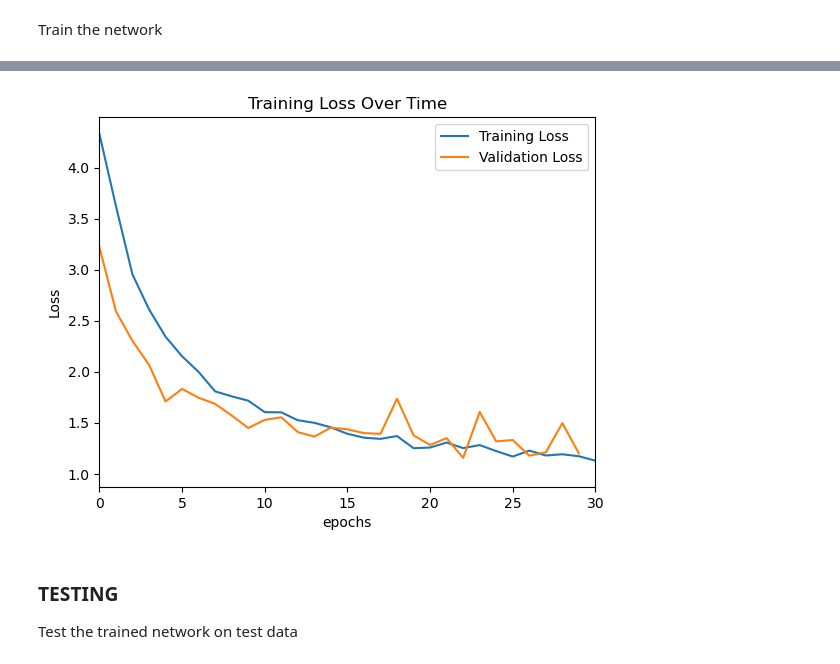
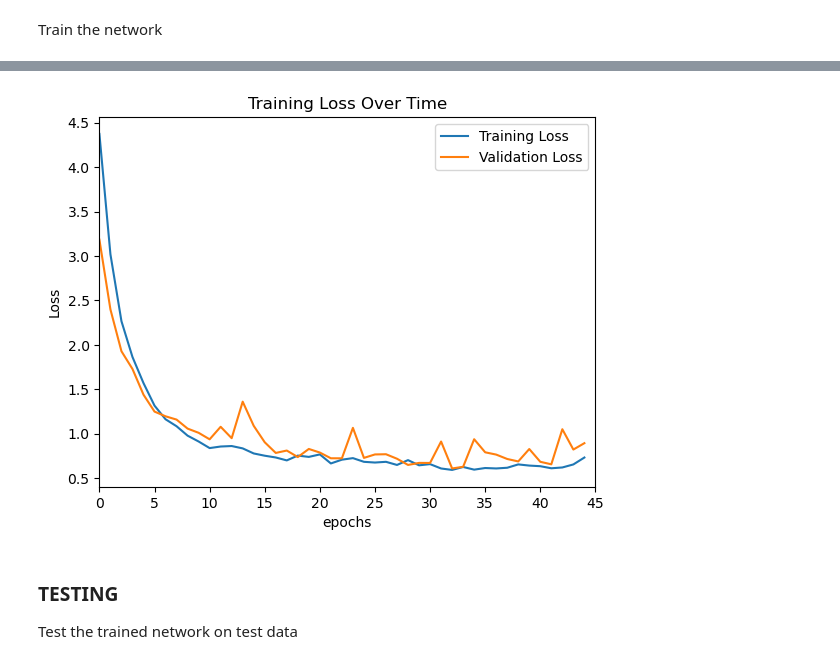
Before and after one commit to puravparab/animal_classifier, a Jupyter notebook: notebooks/pytorch/training.ipynb, the cells around one changed output, grey strips where cells are left out. Drawn from its saved outputs; the diff is of its cells as text; code cells hidden in the pictures.

```diff
--- a/notebooks/pytorch/training.ipynb
+++ b/notebooks/pytorch/training.ipynb
@@ -58,7 +58,7 @@ augmentation_transform = transforms.Compose([
     #transforms.RandomResizedCrop(224),        # Random crop and resize
     transforms.RandomHorizontalFlip(),        # Random horizontal flip
     transforms.RandomVerticalFlip(),          # Random vertical flip
-    transforms.RandomRotation(degrees=15),    # Random rotation (up to 15 degrees)
+    # transforms.RandomRotation(degrees=15),    # Random rotation (up to 15 degrees)
     transforms.ColorJitter(brightness=0.2, contrast=0.2, saturation=0.2, hue=0.1),  # Color jitter
     transforms.RandomGrayscale(p=0.1),        # Randomly convert to grayscale
     transforms.RandomPerspective(distortion_scale=0.2, p=0.2),  # Random perspective
@@ -67,7 +67,7 @@ augmentation_transform = transforms.Compose([
 ])
 
 # Create augmented dataset
-for i in range(7):
+for i in range(9):
     # Apply augmentation to the entire dataset
     augmented_dataset = ImageFolder(dataset_path, transform=augmentation_transform)
     # Combine the original and augmented datasets
@@ -169,5 +169,5 @@ Define loss function and optimizer
 # %%
-learning_rate = 0.009
+learning_rate = 0.007
 
 criterion = nn.CrossEntropyLoss()
 optimizer = optim.SGD(net.parameters(), lr=learning_rate, momentum=0.9)
@@ -176,7 +176,7 @@ optimizer = optim.SGD(net.parameters(), lr=learning_rate, momentum=0.9)
 Train the network
 # %%
 %%time
-epochs = 30
+epochs = 45
 
 # Initialize an empty list to store loss values for plotting
 loss_values = []
@@ -244,21 +244,21 @@ torch.save(net.state_dict(), PATH)
 # %%
 # Plot the loss graph
 train_loss_values = []
 for i in range(len(loss_values)):
-    if i % 6 == 0:
+    if i % 12 == 0:
         train_loss_values.append(loss_values[i])
 
 plt.plot(train_loss_values, label='Training Loss')
 plt.plot(val_loss_values, label='Validation Loss')
 plt.xlabel('epochs')
 plt.ylabel('Loss')
 plt.title('Training Loss Over Time')
 plt.legend()
 custom_x_range = (0, epochs)
 plt.xlim(custom_x_range)
 plt.show()
 # %% [output]
-[figure, old version]
+[figure, new version]
 # %% [markdown]
 ### TESTING
 Test the trained network on test data
```
Also changed, not shown: parts of 10 cells of this notebook.
